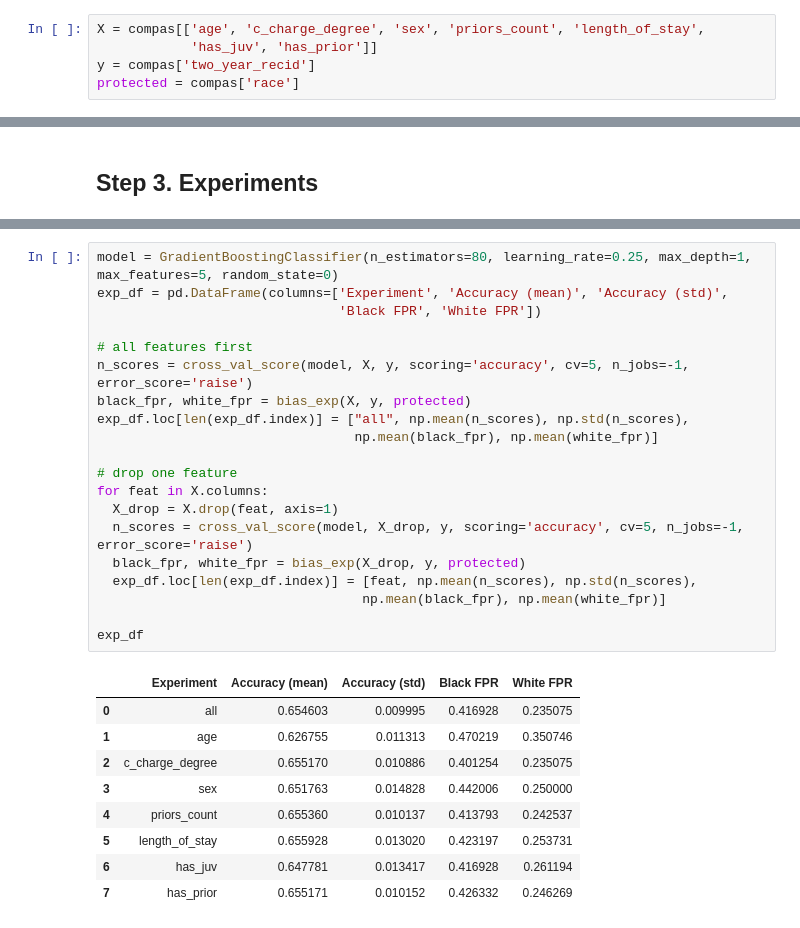
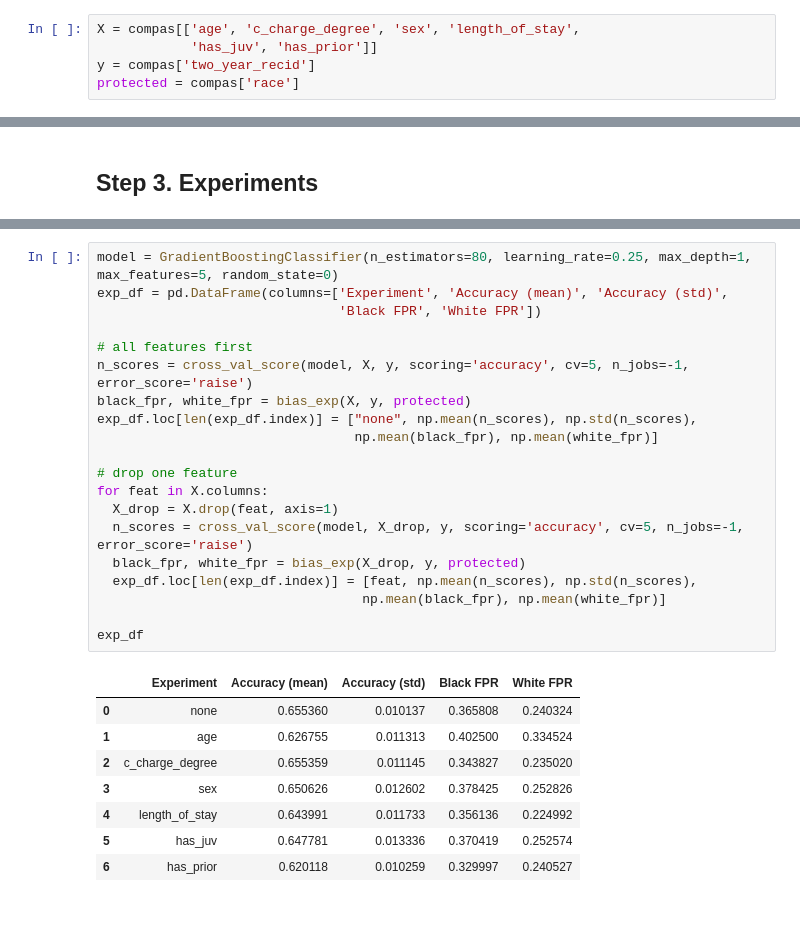
Before and after one commit to Shriya-vipul/ml_fairness, a Jupyter notebook: doc/FFS.ipynb, the cells around one changed output, grey strips where cells are left out. Cells and saved outputs as stored; diff of their text form.

```diff
--- a/doc/FFS.ipynb
+++ b/doc/FFS.ipynb
@@ -59,7 +60,7 @@ compas.head()
 | 3 | 39 | 0 | 1 | 0 | 0 | 0 | 0 | ... |
 | 4 | 27 | 1 | 1 | 1 | 0 | 0 | 0 | ... |
 # %%
-X = compas[['age', 'c_charge_degree', 'sex', 'priors_count', 'length_of_stay',
+X = compas[['age', 'c_charge_degree', 'sex', 'length_of_stay',
             'has_juv', 'has_prior']]
 y = compas['two_year_recid']
 protected = compas['race']
@@ -121,33 +145,32 @@ def bias_exp(X, y, protected, exp_num=5):
 # %%
 model = GradientBoostingClassifier(n_estimators=80, learning_rate=0.25, max_depth=1, max_features=5, random_state=0)
 exp_df = pd.DataFrame(columns=['Experiment', 'Accuracy (mean)', 'Accuracy (std)',
                                'Black FPR', 'White FPR'])
 
 # all features first
 n_scores = cross_val_score(model, X, y, scoring='accuracy', cv=5, n_jobs=-1, error_score='raise')
 black_fpr, white_fpr = bias_exp(X, y, protected)
-exp_df.loc[len(exp_df.index)] = ["all", np.mean(n_scores), np.std(n_scores),
+exp_df.loc[len(exp_df.index)] = ["none", np.mean(n_scores), np.std(n_scores),
                                  np.mean(black_fpr), np.mean(white_fpr)]
 
 # drop one feature
 for feat in X.columns:
   X_drop = X.drop(feat, axis=1)
   n_scores = cross_val_score(model, X_drop, y, scoring='accuracy', cv=5, n_jobs=-1, error_score='raise')
   black_fpr, white_fpr = bias_exp(X_drop, y, protected)
   exp_df.loc[len(exp_df.index)] = [feat, np.mean(n_scores), np.std(n_scores),
                                   np.mean(black_fpr), np.mean(white_fpr)]
 
 exp_df
 # %% [output]
 |  | Experiment | Accuracy (mean) | Accuracy (std) | Black FPR | White FPR |
-| 0 | all | 0.654603 | 0.009995 | 0.416928 | 0.235075 |
-| 1 | age | 0.626755 | 0.011313 | 0.470219 | 0.350746 |
-| 2 | c_charge_degree | 0.655170 | 0.010886 | 0.401254 | 0.235075 |
-| 3 | sex | 0.651763 | 0.014828 | 0.442006 | 0.250000 |
-| 4 | priors_count | 0.655360 | 0.010137 | 0.413793 | 0.242537 |
-| 5 | length_of_stay | 0.655928 | 0.013020 | 0.423197 | 0.253731 |
-| 6 | has_juv | 0.647781 | 0.013417 | 0.416928 | 0.261194 |
-| 7 | has_prior | 0.655171 | 0.010152 | 0.426332 | 0.246269 |
+| 0 | none | 0.655360 | 0.010137 | 0.365808 | 0.240324 |
+| 1 | age | 0.626755 | 0.011313 | 0.402500 | 0.334524 |
+| 2 | c_charge_degree | 0.655359 | 0.011145 | 0.343827 | 0.235020 |
+| 3 | sex | 0.650626 | 0.012602 | 0.378425 | 0.252826 |
+| 4 | length_of_stay | 0.643991 | 0.011733 | 0.356136 | 0.224992 |
+| 5 | has_juv | 0.647781 | 0.013336 | 0.370419 | 0.252574 |
+| 6 | has_prior | 0.620118 | 0.010259 | 0.329997 | 0.240527 |
 # %%
 plt.scatter(exp_df['Experiment'], exp_df['Accuracy (mean)'])
 plt.errorbar(exp_df['Experiment'], exp_df['Accuracy (mean)'], yerr=exp_df['Accuracy (std)'], fmt="o")
```
Also changed, not shown: parts of 14 cells of this notebook.
